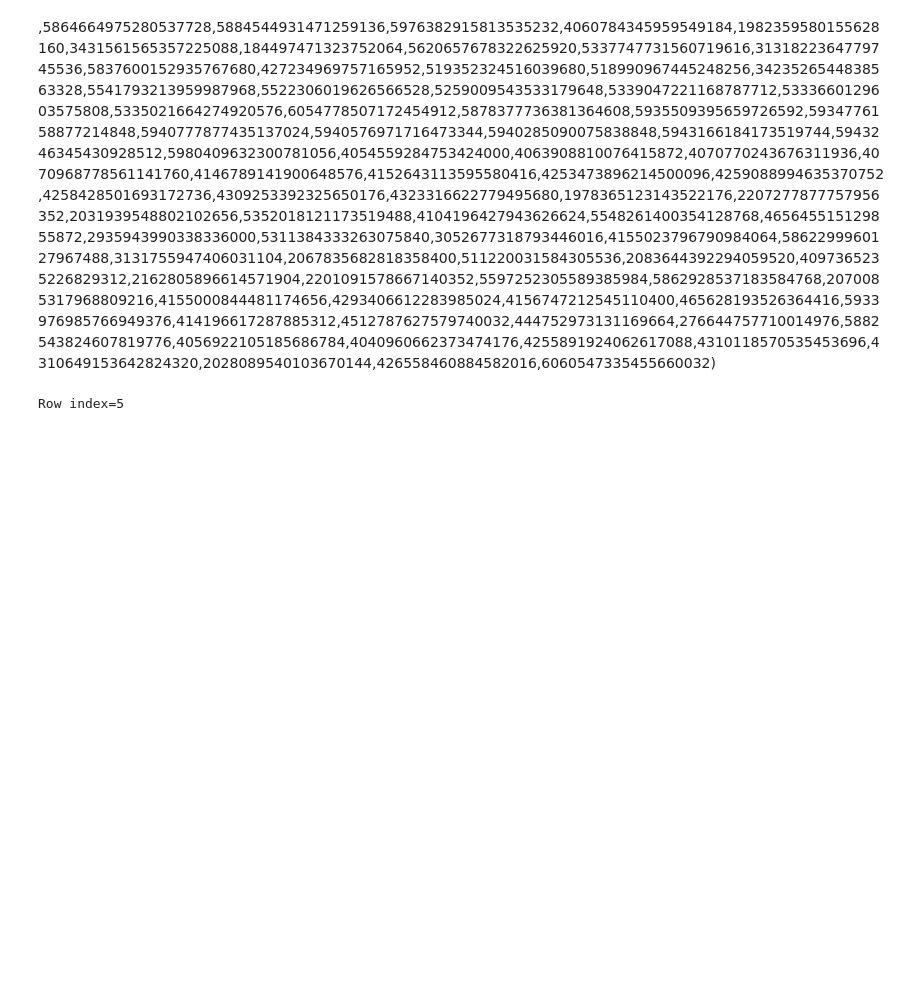
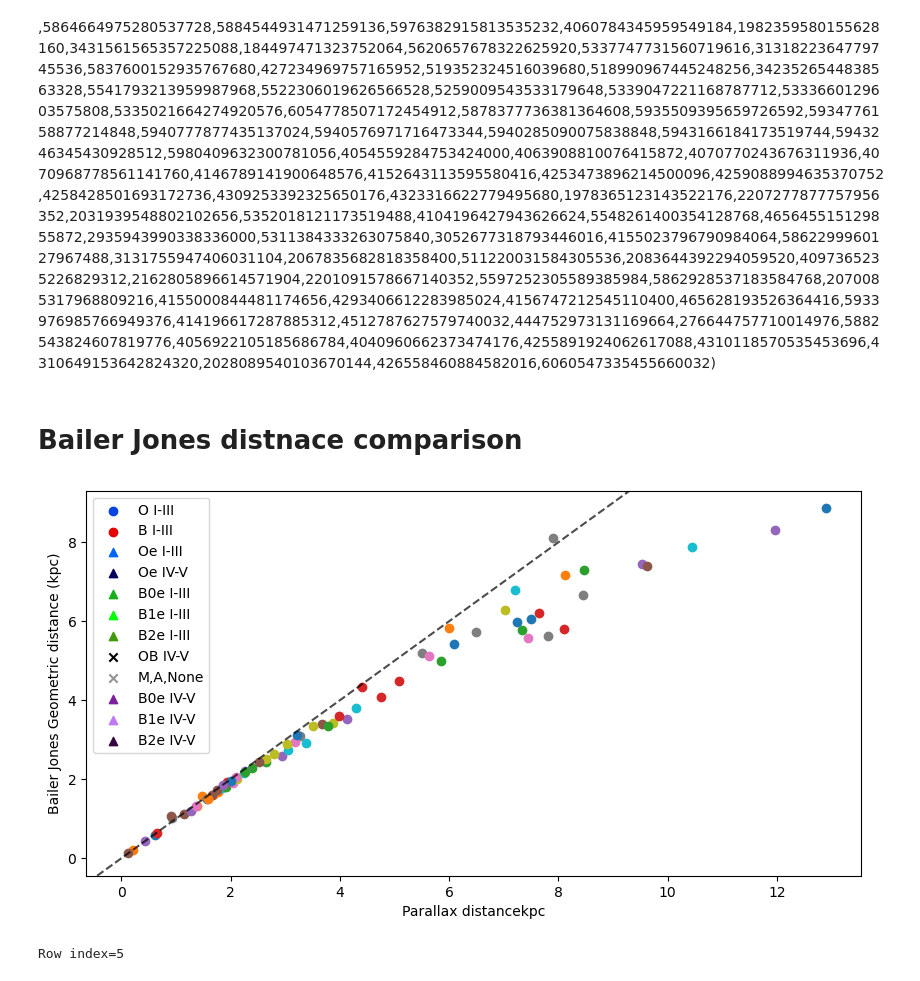
Before and after one commit to MantisShrimp2/Thesis-HMXB, a Jupyter notebook: Code/Peculiar_Motion.ipynb, the cells around one changed output. Saved outputs shown, nothing was run; the diff lists cells and outputs as text; code cells hidden in the pictures; blank space fills up the shorter version.

```diff
--- a/Code/Peculiar_Motion.ipynb
+++ b/Code/Peculiar_Motion.ipynb
@@ -421,3 +402,31 @@ ADQL query: SELECT source_id, r_med_geo FROM gedr3dist.main AS ged Where ged.sou
+# %% [markdown]
+# Bailer Jones distnace comparison
+# %%
+def comp_distances(table):
+    prlx_mask = table['parallax']/table['parallax_error'] >=5.0
+    table = table[prlx_mask]
+    dist = table['distance']
+    dist_bj = table['r_med_geo']
+    mod_sptype = table['Mod_SpType']
+    fig, axs = plt.subplots(figsize=(10,5))
+
+    axs.axline((0, 0), slope=1,color='k',alpha=0.7,ls='--')
+    for d, d_bj, sp_type, in zip(dist,dist_bj,mod_sptype):
+        color = sp_type if sp_type in color_map else 'xkcd:grey'
+        marker = marker_map.get(color, 'x') # Default marker for othersDefault marker for other
+        plt.scatter(d,d_bj)
+    for color, label in color_map.items():
+        marker = marker_map.get(color,'x')
+        plt.scatter([], [], color=color, label=label,marker=marker)
+
+    plt.legend()
+    plt.xlabel("Parallax distancekpc")
+    plt.ylabel("Bailer Jones Geometric distance (kpc)")
+    plt.show()
+    return None
+comp_distances(HMXB_table)
+# %% [output]
+[figure, added]
 # %%
 def plot_peculiar(table):
     '''OUTDATED'''
```
Also changed, not shown: parts of 17 cells of this notebook.
